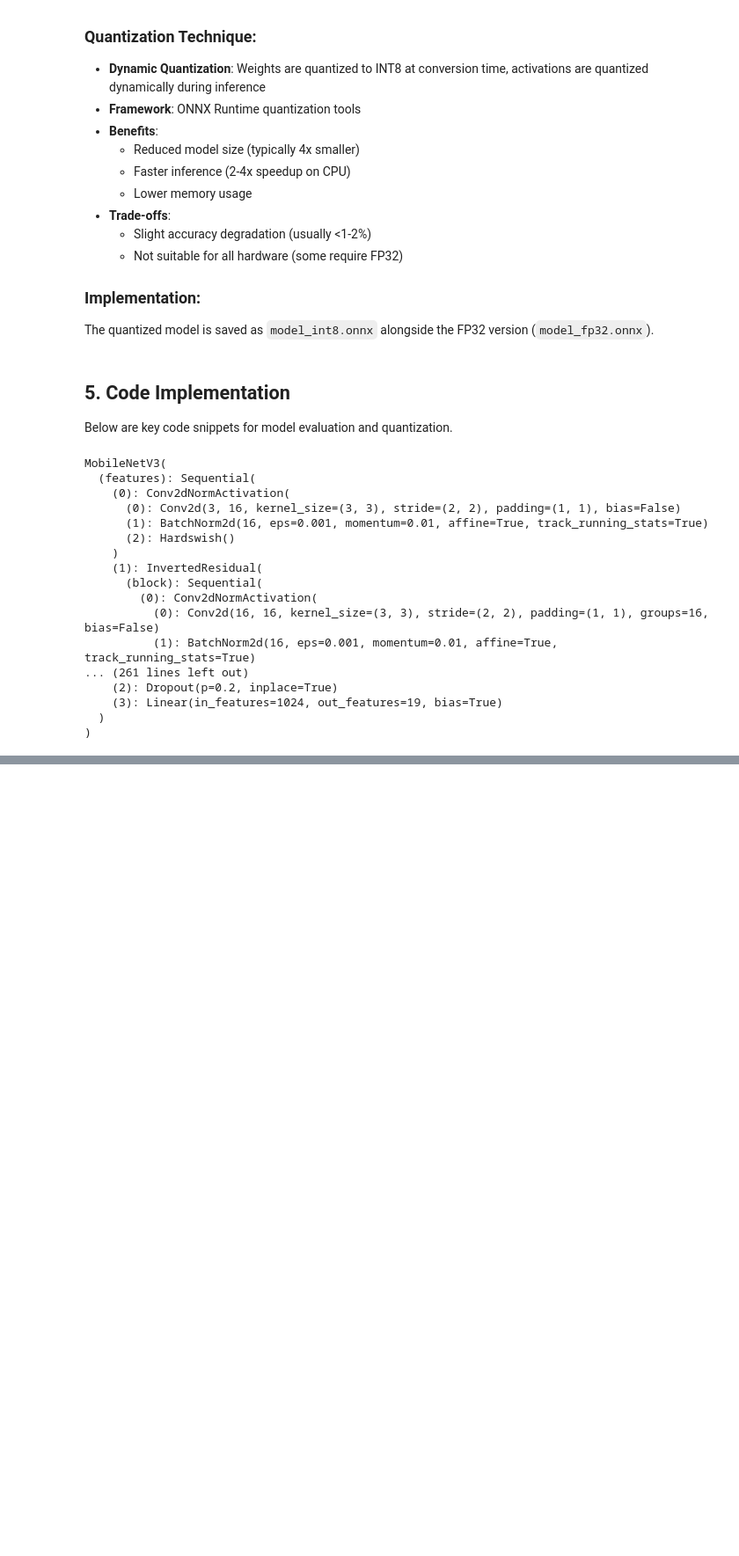
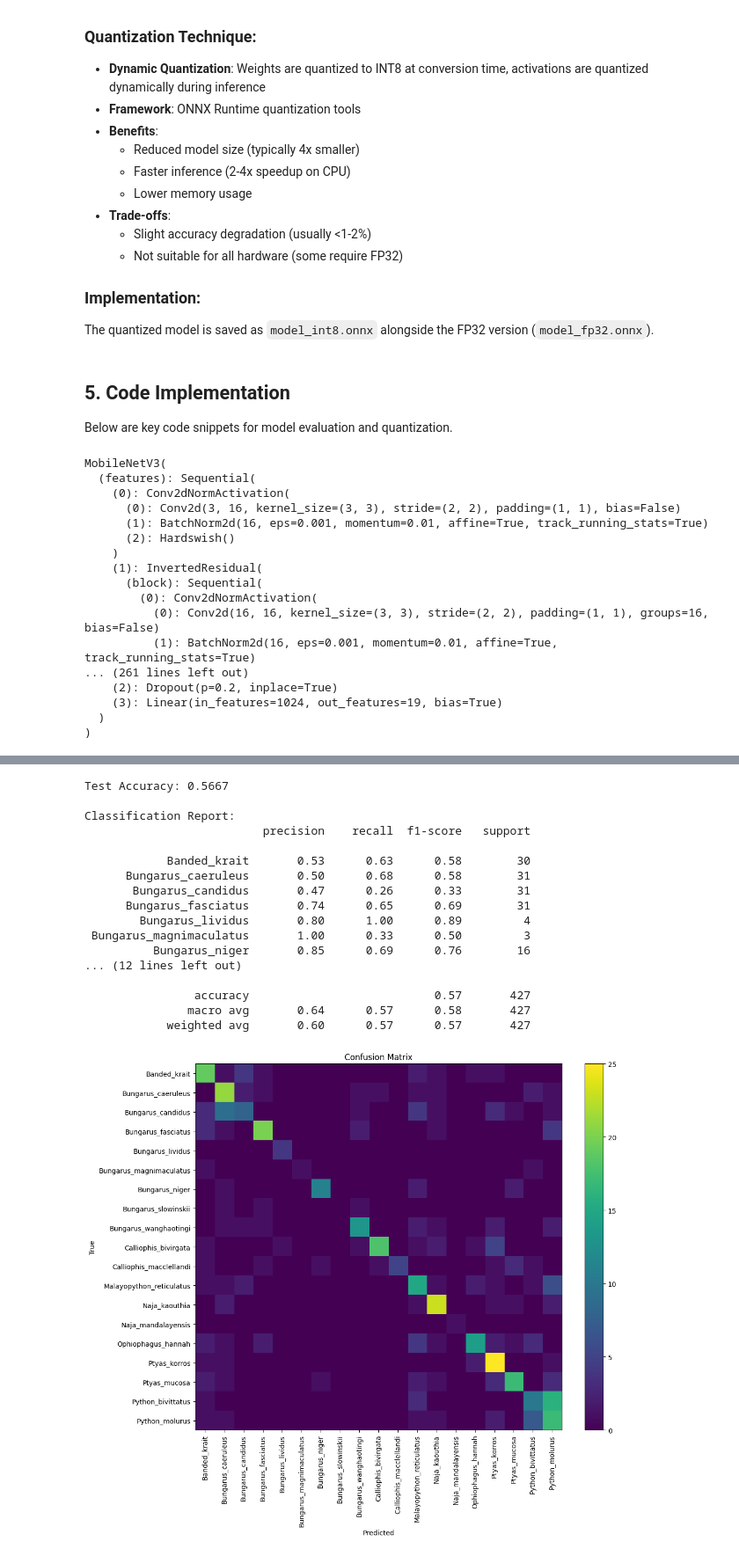
Before and after one commit to soneeee22000/my_snake_id, a Jupyter notebook: model_evaluation.ipynb, the cells around one changed output, grey strips where cells are left out. Shown at 88% size. Saved outputs shown, nothing was run; the diff lists cells and outputs as text; code cells hidden in the pictures; blank space fills up the shorter version.

Commit message:
modified evaluation

```diff
--- a/model_evaluation.ipynb
+++ b/model_evaluation.ipynb
@@ -261,3 +201,76 @@ NoSuchFile: [ONNXRuntimeError] : 3 : NO_SUCHFILE : Load model from artifacts/mod
+# %%
+# =========================
+# Evaluation
+# =========================
+all_preds = []
+all_labels = []
+
+with torch.no_grad():
+    for images, labels in test_loader:
+        images = images.to(device)
+        labels = labels.to(device)
+
+        outputs = model(images)
+        preds = torch.argmax(outputs, dim=1)
+
+        all_preds.extend(preds.cpu().numpy())
+        all_labels.extend(labels.cpu().numpy())
+# %%
+# =========================
+# Metrics
+# =========================
+accuracy = accuracy_score(all_labels, all_preds)
+print(f"\nTest Accuracy: {accuracy:.4f}\n")
+
+class_names = [idx_to_class[str(i)] for i in range(num_classes)]
+
+print("Classification Report:")
+print(
+    classification_report(
+        all_labels,
+        all_preds,
+        target_names=class_names,
+        labels=list(range(num_classes))
+    )
+)
+
+
+# =========================
+# Confusion Matrix
+# =========================
+cm = confusion_matrix(all_labels, all_preds)
+
+plt.figure(figsize=(12, 10))
+plt.imshow(cm)
+plt.title("Confusion Matrix")
+plt.colorbar()
+
+plt.xticks(range(num_classes), class_names, rotation=90)
+plt.yticks(range(num_classes), class_names)
+
+plt.xlabel("Predicted")
+plt.ylabel("True")
+plt.tight_layout()
+plt.show()
+# %% [output]
+Test Accuracy: 0.5667
+
+Classification Report:
+                          precision    recall  f1-score   support
+
+            Banded_krait       0.53      0.63      0.58        30
+      Bungarus_caeruleus       0.50      0.68      0.58        31
+       Bungarus_candidus       0.47      0.26      0.33        31
+      Bungarus_fasciatus       0.74      0.65      0.69        31
+        Bungarus_lividus       0.80      1.00      0.89         4
+ Bungarus_magnimaculatus       1.00      0.33      0.50         3
+          Bungarus_niger       0.85      0.69      0.76        16
+... (12 lines left out)
+
+                accuracy                           0.57       427
+               macro avg       0.64      0.57      0.58       427
+            weighted avg       0.60      0.57      0.57       427
+[figure, added]
 # %% [markdown]
 ## Summary
 
```
Also changed, not shown: parts of 9 cells of this notebook, 3 other files.
